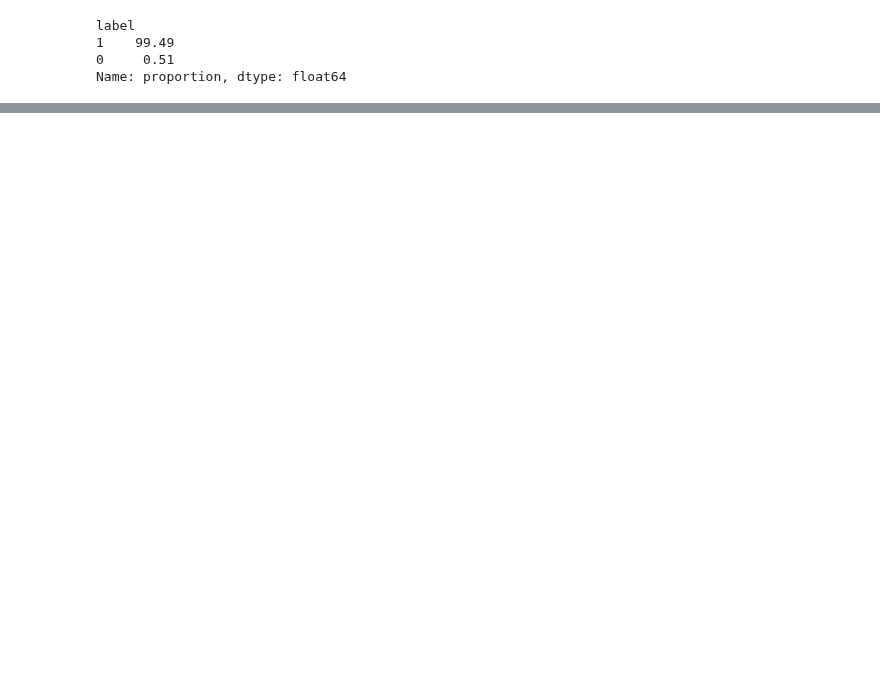
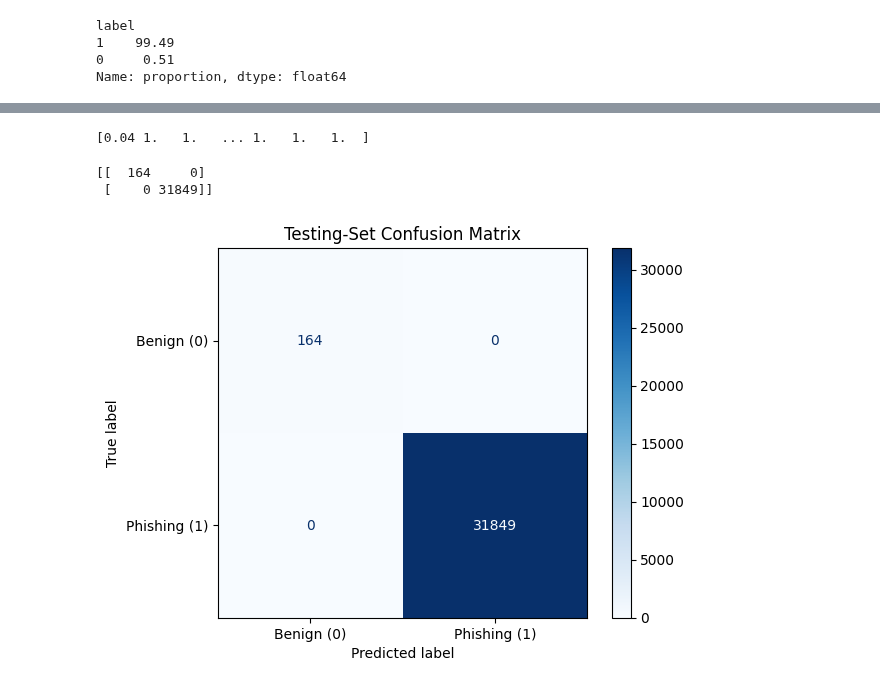
Before and after one commit to aryansjainbtech25-sys/02-Adaptive-Reinforcement-based-Endpoint-Security, a Jupyter notebook: notebooks/phishing_url_detection.ipynb, the cells around one changed output, grey strips where cells are left out. Cells and saved outputs as stored; diff of their text form; code cells hidden in the pictures; blank space fills up the shorter version.

```diff
--- a/notebooks/phishing_url_detection.ipynb
+++ b/notebooks/phishing_url_detection.ipynb
@@ -295,0 +549,3 @@ x2_train, x2_test, y2_train, y2_test = train_test_split(
+# %%
+# Training the ML model
+model.fit(X_train, y_train)
@@ -295,0 +611,18 @@ x2_train, x2_test, y2_train, y2_test = train_test_split(
+# %%
+# Importing the function ConfusionMatrixDisplay from the metrics library
+from sklearn.metrics import ConfusionMatrixDisplay
+
+# Defining a function to generate a Confusion matrix
+def generate_confusion_matrix(confusion_matrix, labels, color, title, values_format):
+    # Create a Confusion Matrix Display
+    display = ConfusionMatrixDisplay(confusion_matrix = confusion_matrix, display_labels = labels);
+
+    # Plot the confusion matrix, set the color of the darker values, and select integer display
+    display.plot(cmap = color, values_format = values_format)
+    # If values_format = "d", then integer counts are displayed instead of scientific notation
+
+    # Set Confusion Matrix title
+    plt.title(title)
+
+    # Display the Confusion Matrix
+    plt.show()
@@ -295,0 +725,5 @@ x2_train, x2_test, y2_train, y2_test = train_test_split(
+# %%
+# Evaluate the predicted values on test data
+y_test_predicted = model.predict(X_test)
+
+print(y_test_predicted)
@@ -295,0 +745,20 @@ x2_train, x2_test, y2_train, y2_test = train_test_split(
+# %%
+# Evaluate the class 1 probability on test data
+c1_test_probability = y_test_probability[:, 1]
+
+print(c1_test_probability)
+# %% [output]
+[0.04 1.   1.   ... 1.   1.   1.  ]
+# %%
+# Generate a confusion matrix on test data
+cm_test = confusion_matrix(y_test, y_test_predicted, labels = [0, 1])
+
+print(cm_test)
+# %% [output]
+[[  164     0]
+ [    0 31849]]
+# %%
+# Display the confusion matrix
+generate_confusion_matrix(cm_test, ["Benign (0)", "Phishing (1)"], "Blues", "Testing-Set Confusion Matrix", "d")
+# %% [output]
+[figure, added]
```
Also changed, not shown: parts of 78 cells of this notebook.
